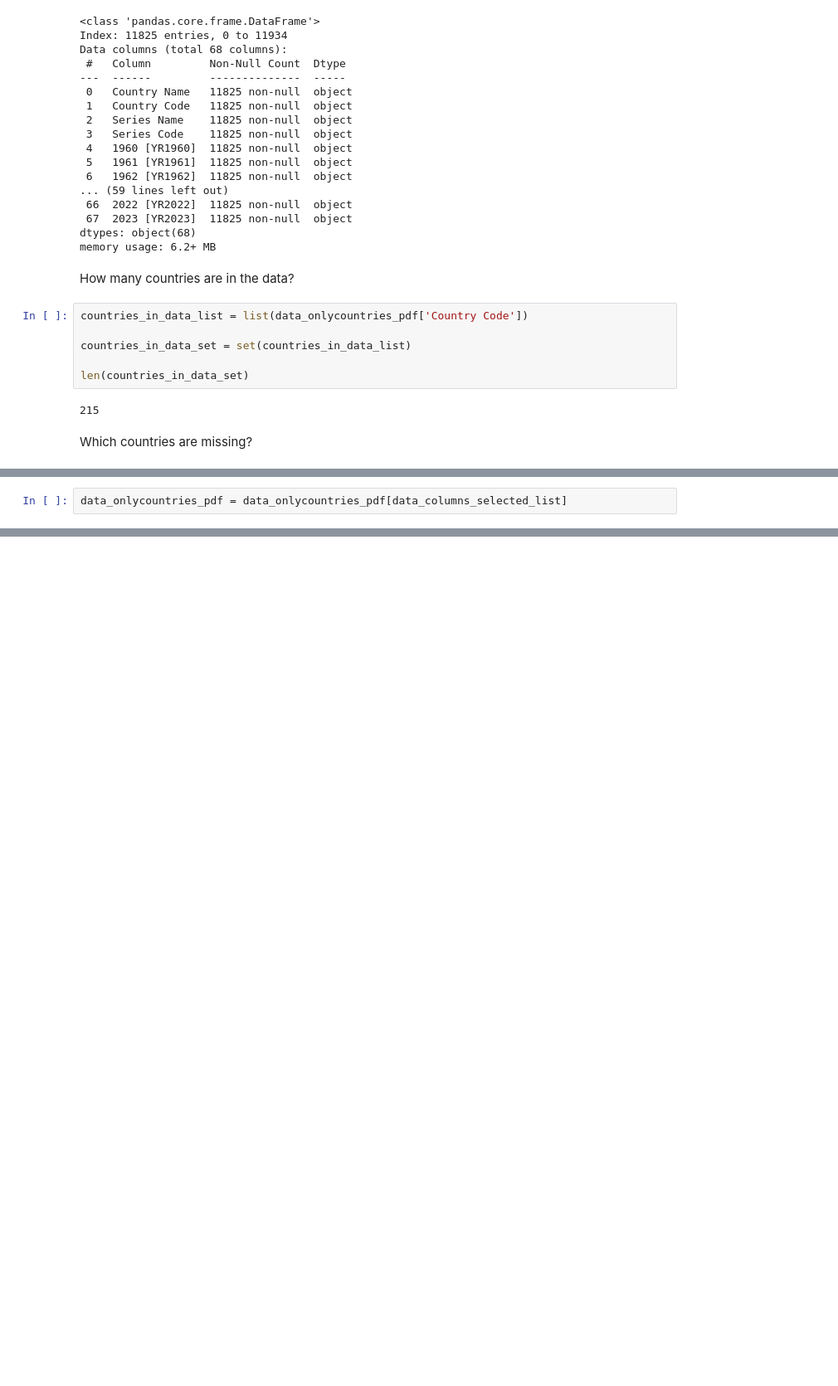
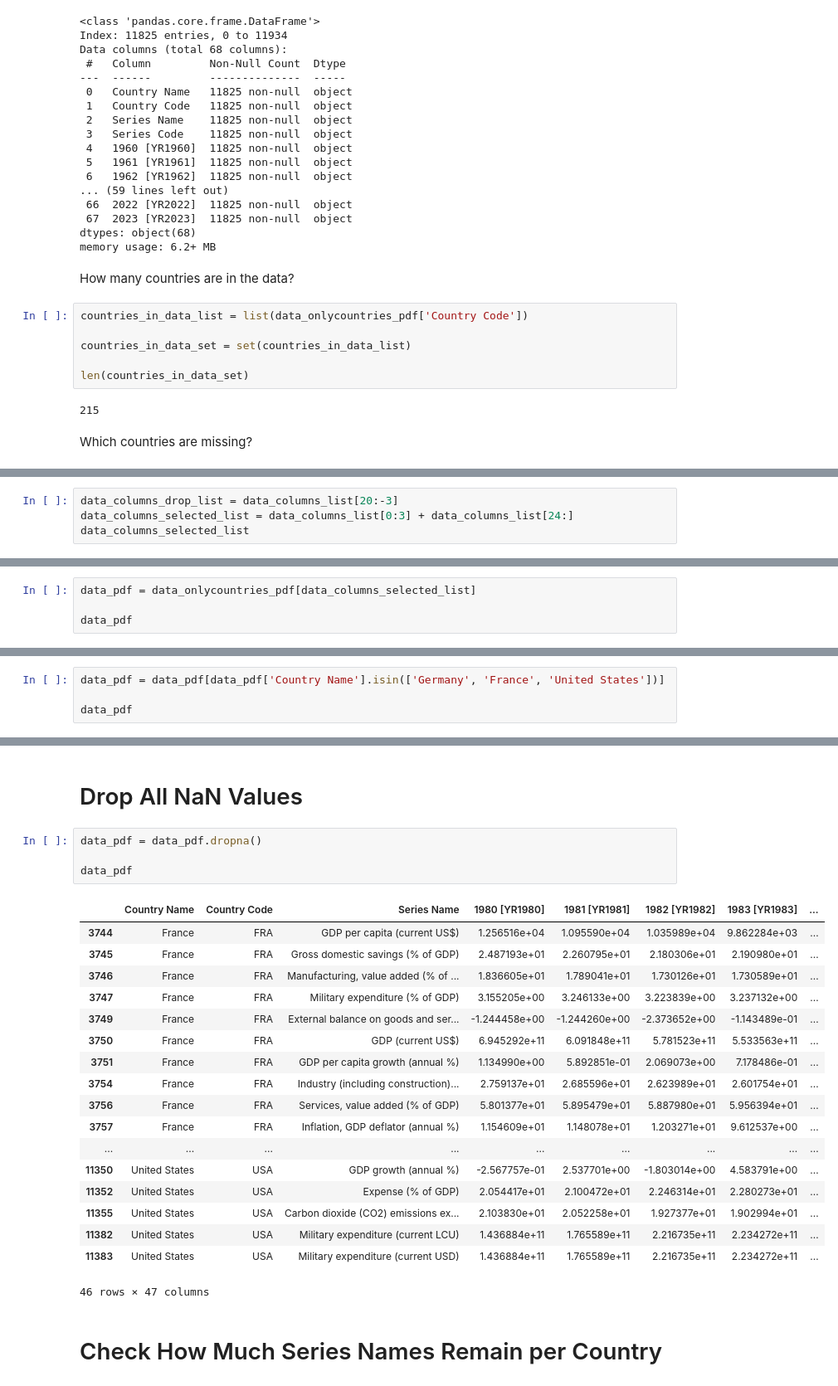
Before and after one commit to maxtschochner/World_Bank_Open_Data_Exploration, a Jupyter notebook: Analysis.ipynb, the cells around one changed output, grey strips where cells are left out. Shown at 83% size. Cells and saved outputs as stored; diff of their text form; blank space fills up the shorter version.

```diff
--- a/Analysis.ipynb
+++ b/Analysis.ipynb
@@ -174,2 +155,0 @@ data_columns_selected_list
-# %%
-data_onlycountries_pdf = data_onlycountries_pdf[data_columns_selected_list]
@@ -376,0 +160,4 @@ sns.pairplot(data_onlycountries_without_nan_unpivot_feature_format_pdf)
+# %%
+data_columns_drop_list = data_columns_list[20:-3]
+data_columns_selected_list = data_columns_list[0:3] + data_columns_list[24:]
+data_columns_selected_list
@@ -376,0 +182,4 @@ sns.pairplot(data_onlycountries_without_nan_unpivot_feature_format_pdf)
+# %%
+data_pdf = data_onlycountries_pdf[data_columns_selected_list]
+
+data_pdf
@@ -376,0 +202,4 @@ sns.pairplot(data_onlycountries_without_nan_unpivot_feature_format_pdf)
+# %%
+data_pdf = data_pdf[data_pdf['Country Name'].isin(['Germany', 'France', 'United States'])]
+
+data_pdf
@@ -376,0 +220,27 @@ sns.pairplot(data_onlycountries_without_nan_unpivot_feature_format_pdf)
+# %% [markdown]
+# Drop All NaN Values
+# %%
+data_pdf = data_pdf.dropna()
+
+data_pdf
+# %% [output]
+|  | Country Name | Country Code | Series Name | 1980 [YR1980] | 1981 [YR1981] | 1982 [YR1982] | 1983 [YR1983] | ... |
+| 3744 | France | FRA | GDP per capita (current US$) | 1.256516e+04 | 1.095590e+04 | 1.035989e+04 | 9.862284e+03 | ... |
+| 3745 | France | FRA | Gross domestic savings (% of GDP) | 2.487193e+01 | 2.260795e+01 | 2.180306e+01 | 2.190980e+01 | ... |
+| 3746 | France | FRA | Manufacturing, value added (% of ... | 1.836605e+01 | 1.789041e+01 | 1.730126e+01 | 1.730589e+01 | ... |
+| 3747 | France | FRA | Military expenditure (% of GDP) | 3.155205e+00 | 3.246133e+00 | 3.223839e+00 | 3.237132e+00 | ... |
+| 3749 | France | FRA | External balance on goods and ser... | -1.244458e+00 | -1.244260e+00 | -2.373652e+00 | -1.143489e-01 | ... |
+| 3750 | France | FRA | GDP (current US$) | 6.945292e+11 | 6.091848e+11 | 5.781523e+11 | 5.533563e+11 | ... |
+| 3751 | France | FRA | GDP per capita growth (annual %) | 1.134990e+00 | 5.892851e-01 | 2.069073e+00 | 7.178486e-01 | ... |
+| 3754 | France | FRA | Industry (including construction)... | 2.759137e+01 | 2.685596e+01 | 2.623989e+01 | 2.601754e+01 | ... |
+| 3756 | France | FRA | Services, value added (% of GDP) | 5.801377e+01 | 5.895479e+01 | 5.887980e+01 | 5.956394e+01 | ... |
+| 3757 | France | FRA | Inflation, GDP deflator (annual %) | 1.154609e+01 | 1.148078e+01 | 1.203271e+01 | 9.612537e+00 | ... |
+| ... | ... | ... | ... | ... | ... | ... | ... | ... |
+| 11350 | United States | USA | GDP growth (annual %) | -2.567757e-01 | 2.537701e+00 | -1.803014e+00 | 4.583791e+00 | ... |
+| 11352 | United States | USA | Expense (% of GDP) | 2.054417e+01 | 2.100472e+01 | 2.246314e+01 | 2.280273e+01 | ... |
+| 11355 | United States | USA | Carbon dioxide (CO2) emissions ex... | 2.103830e+01 | 2.052258e+01 | 1.927377e+01 | 1.902994e+01 | ... |
+| 11382 | United States | USA | Military expenditure (current LCU) | 1.436884e+11 | 1.765589e+11 | 2.216735e+11 | 2.234272e+11 | ... |
+| 11383 | United States | USA | Military expenditure (current USD) | 1.436884e+11 | 1.765589e+11 | 2.216735e+11 | 2.234272e+11 | ... |
+46 rows × 47 columns
+# %% [markdown]
+# Check How Much Series Names Remain per Country
```
Also changed, not shown: parts of 57 cells of this notebook.
